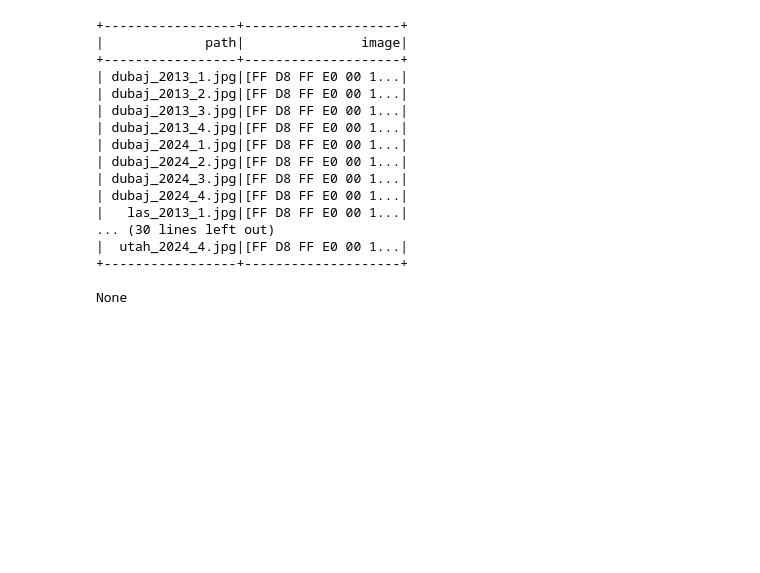
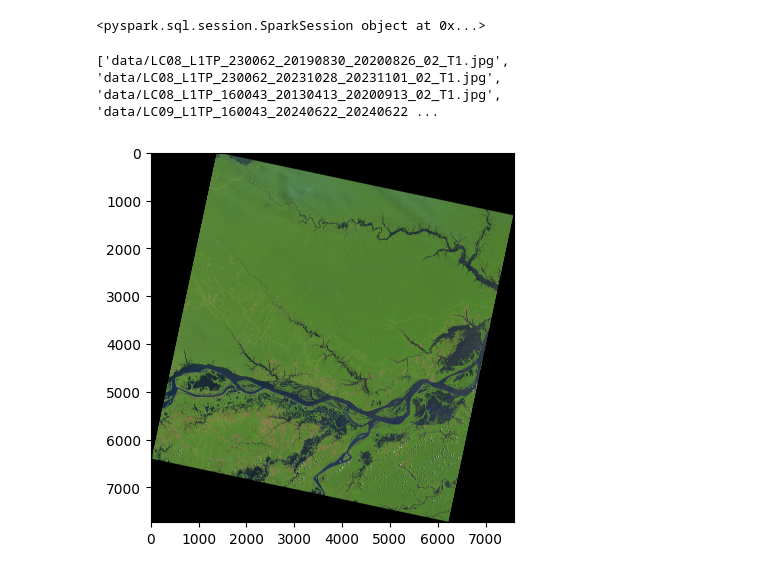
Before and after one commit to Morpheus1024/Detekcja-zmian-uzytkowania-ziemi, a Jupyter notebook: spark.ipynb, the cells around one changed output. Drawn from its saved outputs; the diff is of its cells as text; code cells hidden in the pictures; blank space fills up the shorter version.

```diff
--- a/spark.ipynb
+++ b/spark.ipynb
@@ -33,20 +27,4 @@ image_df = image_df.withColumn("image", read_image_udf("path"))
-# %%
-print(image_df.show(100))
-# %% [output]
-+-----------------+--------------------+
-|             path|               image|
-+-----------------+--------------------+
-| dubaj_2013_1.jpg|[FF D8 FF E0 00 1...|
-| dubaj_2013_2.jpg|[FF D8 FF E0 00 1...|
-| dubaj_2013_3.jpg|[FF D8 FF E0 00 1...|
-| dubaj_2013_4.jpg|[FF D8 FF E0 00 1...|
-| dubaj_2024_1.jpg|[FF D8 FF E0 00 1...|
-| dubaj_2024_2.jpg|[FF D8 FF E0 00 1...|
-| dubaj_2024_3.jpg|[FF D8 FF E0 00 1...|
-| dubaj_2024_4.jpg|[FF D8 FF E0 00 1...|
-|   las_2013_1.jpg|[FF D8 FF E0 00 1...|
-... (30 lines left out)
-|  utah_2024_4.jpg|[FF D8 FF E0 00 1...|
-+-----------------+--------------------+
-
-None
+# %%
+print(spark)
+# %% [output]
+<pyspark.sql.session.SparkSession object at 0x...>
@@ -52,0 +46,9 @@ None
+# %%
+image_paths = []
+
+for data in os.listdir('data'):
+    image_paths.append('data/' + data)
+
+print(image_paths)
+# %% [output]
+['data/LC08_L1TP_230062_20190830_20200826_02_T1.jpg', 'data/LC08_L1TP_230062_20231028_20231101_02_T1.jpg', 'data/LC08_L1TP_160043_20130413_20200913_02_T1.jpg', 'data/LC09_L1TP_160043_20240622_20240622 ...
@@ -52,0 +58,13 @@ None
+# %%
+#show imge in the dataframe with plt
+
+import matplotlib.pyplot as plt
+import matplotlib.image as mpimg
+
+def show_image(image):
+    plt.imshow(mpimg.imread(image))
+    plt.show()
+
+show_image(image_paths[0])
+# %% [output]
+[figure, added]
```
Also changed, not shown: parts of 4 cells of this notebook.
